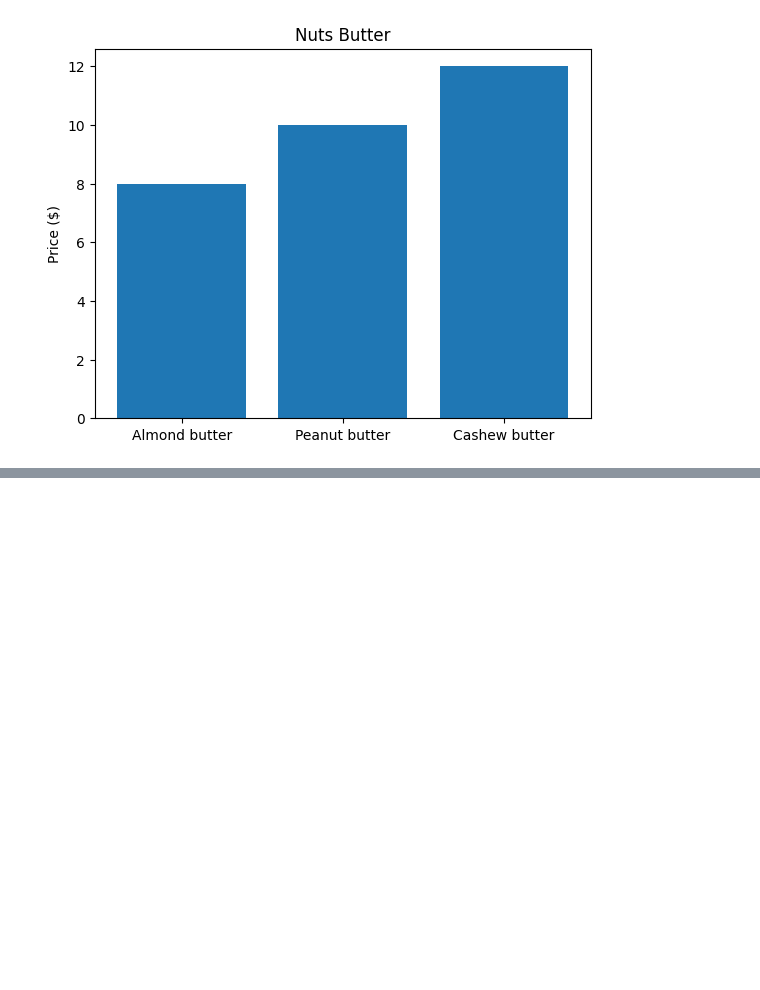
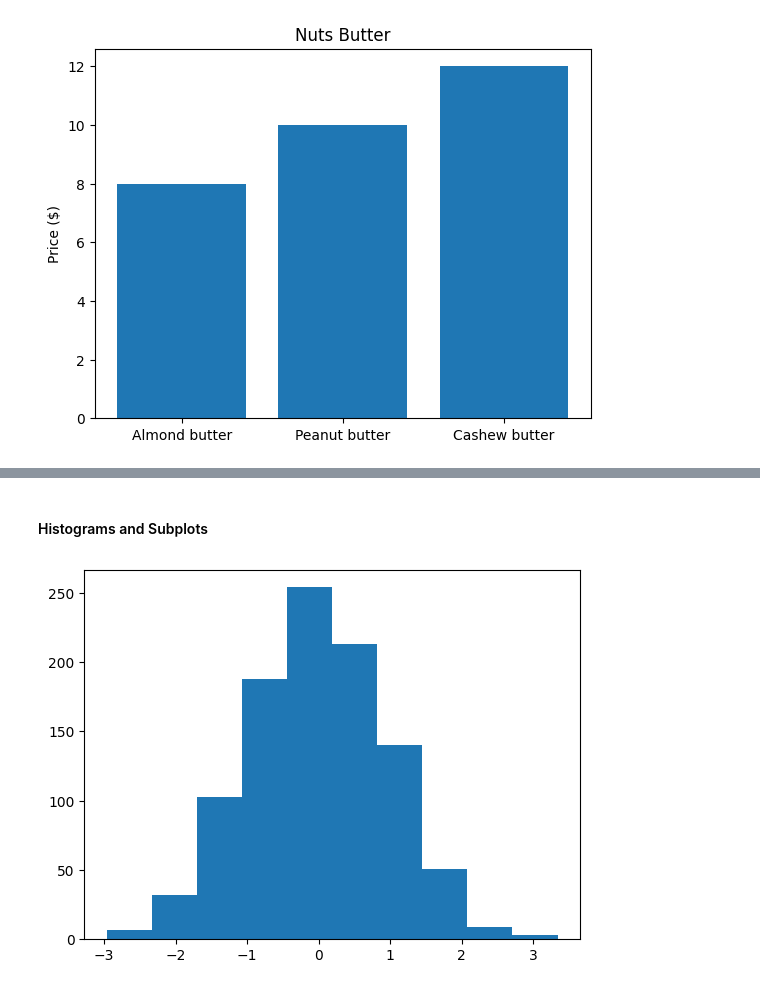
Before and after one commit to HerbertNtim/dataScience-ML, a Jupyter notebook: Introduction To Matplotlib.ipynb, the cells around one changed output, grey strips where cells are left out. Saved outputs shown, nothing was run; the diff lists cells and outputs as text; code cells hidden in the pictures; blank space fills up the shorter version.

```diff
--- a/Introduction To Matplotlib.ipynb
+++ b/Introduction To Matplotlib.ipynb
@@ -109,0 +116,9 @@ ax.set(title="Nuts Butter", ylabel="Price ($)");
+# %% [markdown]
+#### Histograms and Subplots
+# %%
+# Make some data
+x = np.random.randn(1000)
+fig, ax = plt.subplots()
+ax.hist(x);
+# %% [output]
+[figure, added]
```
Also changed, not shown: parts of 3 cells of this notebook.
